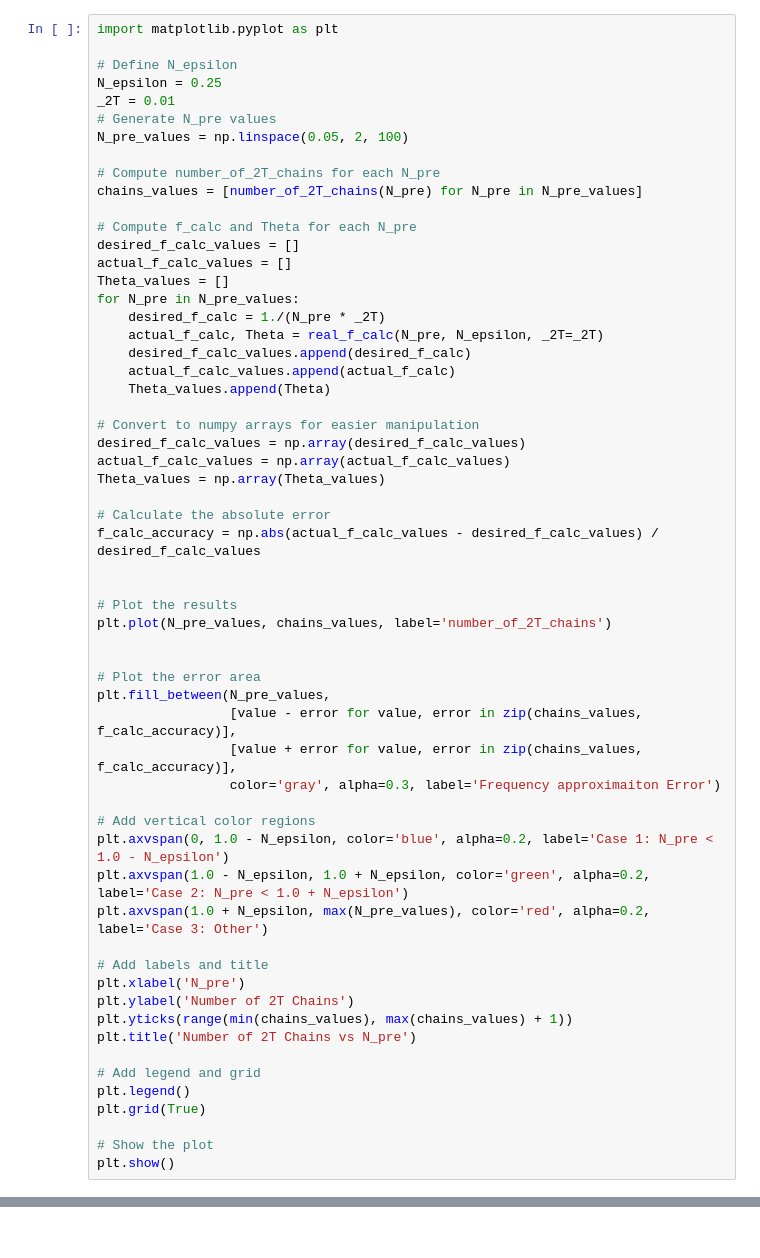
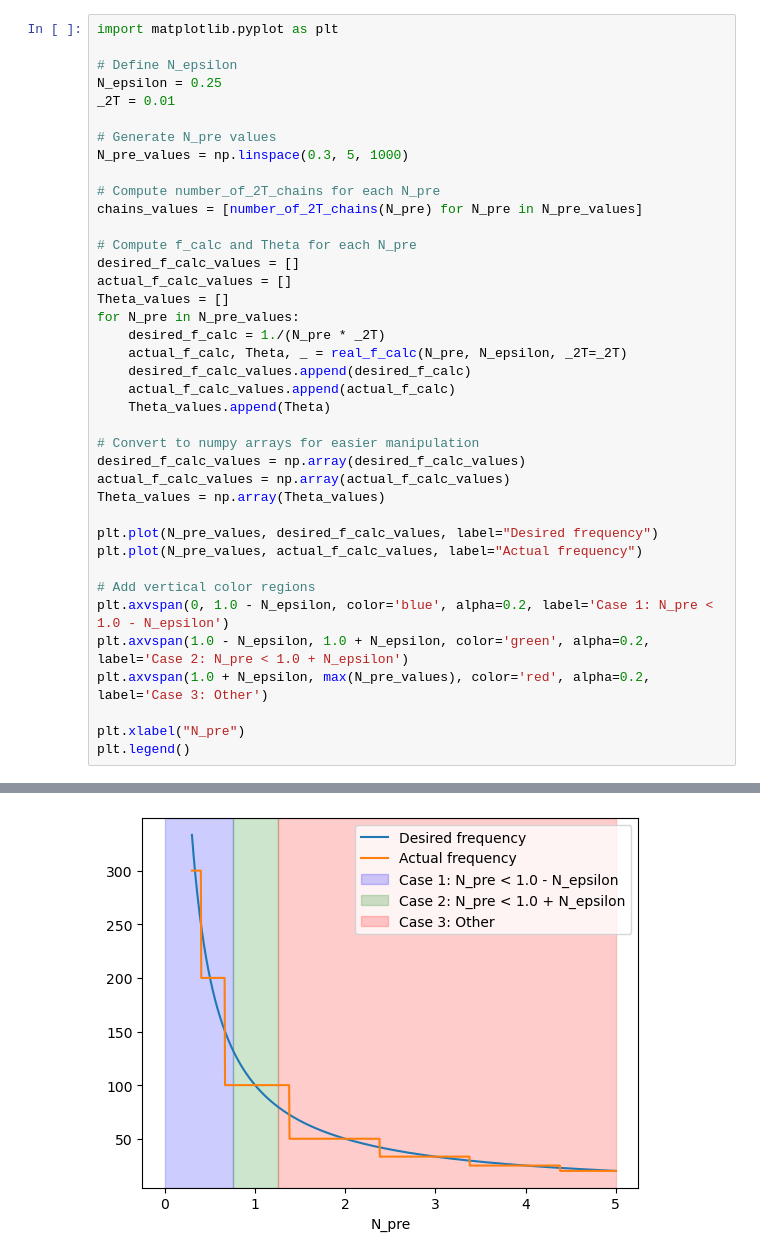
Before and after one commit to matib12/oreonspy, a Jupyter notebook: nb/Simulator cases tests.ipynb, the cells around one changed output, grey strips where cells are left out. Drawn from its saved outputs; the diff is of its cells as text.

Commit message:
Updated Simulator cases tests notebook. Optimized average f_calc approximation in oreonspy.

```diff
--- a/nb/Simulator cases tests.ipynb
+++ b/nb/Simulator cases tests.ipynb
@@ -46,8 +78,9 @@ import matplotlib.pyplot as plt
 # Define N_epsilon
 N_epsilon = 0.25
 _2T = 0.01
+
 # Generate N_pre values
-N_pre_values = np.linspace(0.05, 2, 100)
+N_pre_values = np.linspace(0.3, 5, 1000)
 
 # Compute number_of_2T_chains for each N_pre
 chains_values = [number_of_2T_chains(N_pre) for N_pre in N_pre_values]
@@ -58,7 +91,7 @@ actual_f_calc_values = []
 Theta_values = []
 for N_pre in N_pre_values:
     desired_f_calc = 1./(N_pre * _2T)
-    actual_f_calc, Theta = real_f_calc(N_pre, N_epsilon, _2T=_2T)
+    actual_f_calc, Theta, _ = real_f_calc(N_pre, N_epsilon, _2T=_2T)
     desired_f_calc_values.append(desired_f_calc)
     actual_f_calc_values.append(actual_f_calc)
     Theta_values.append(Theta)
@@ -68,34 +101,14 @@ desired_f_calc_values = np.array(desired_f_calc_values)
 actual_f_calc_values = np.array(actual_f_calc_values)
 Theta_values = np.array(Theta_values)
 
-# Calculate the absolute error
-f_calc_accuracy = np.abs(actual_f_calc_values - desired_f_calc_values) / desired_f_calc_values
-
-
-# Plot the results
-plt.plot(N_pre_values, chains_values, label='number_of_2T_chains')
-
-
-# Plot the error area
-plt.fill_between(N_pre_values,
-                 [value - error for value, error in zip(chains_values, f_calc_accuracy)],
-                 [value + error for value, error in zip(chains_values, f_calc_accuracy)],
-                 color='gray', alpha=0.3, label='Frequency approximaiton Error')
+plt.plot(N_pre_values, desired_f_calc_values, label="Desired frequency")
+plt.plot(N_pre_values, actual_f_calc_values, label="Actual frequency")
 
 # Add vertical color regions
 plt.axvspan(0, 1.0 - N_epsilon, color='blue', alpha=0.2, label='Case 1: N_pre < 1.0 - N_epsilon')
 plt.axvspan(1.0 - N_epsilon, 1.0 + N_epsilon, color='green', alpha=0.2, label='Case 2: N_pre < 1.0 + N_epsilon')
 plt.axvspan(1.0 + N_epsilon, max(N_pre_values), color='red', alpha=0.2, label='Case 3: Other')
 
-# Add labels and title
-plt.xlabel('N_pre')
-plt.ylabel('Number of 2T Chains')
-plt.yticks(range(min(chains_values), max(chains_values) + 1))
-plt.title('Number of 2T Chains vs N_pre')
-
-# Add legend and grid
+plt.xlabel("N_pre")
 plt.legend()
-plt.grid(True)
-
-# Show the plot
-plt.show()
+# %% [output]
@@ -101,0 +116 @@ plt.show()
+[figure, added]
```
Also changed, not shown: parts of 10 cells of this notebook.
